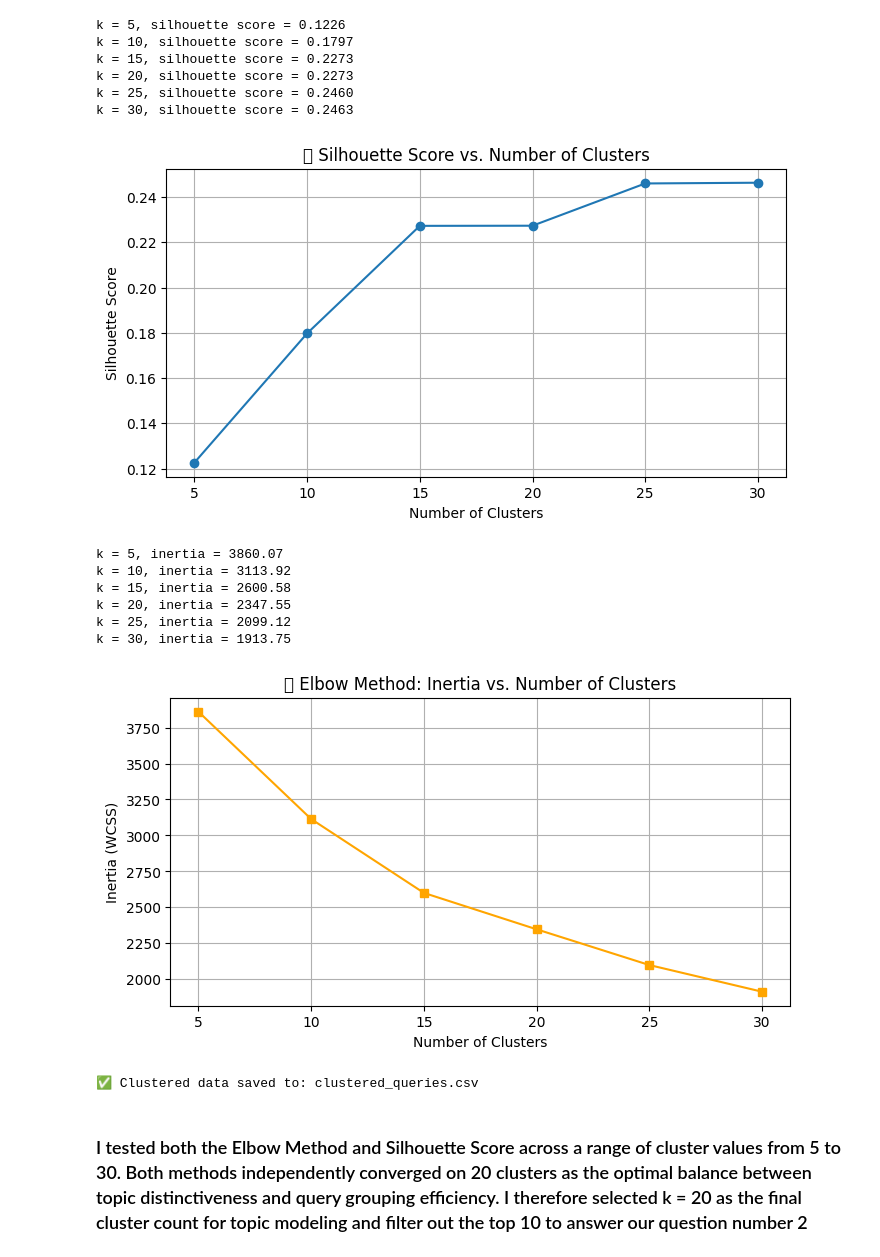
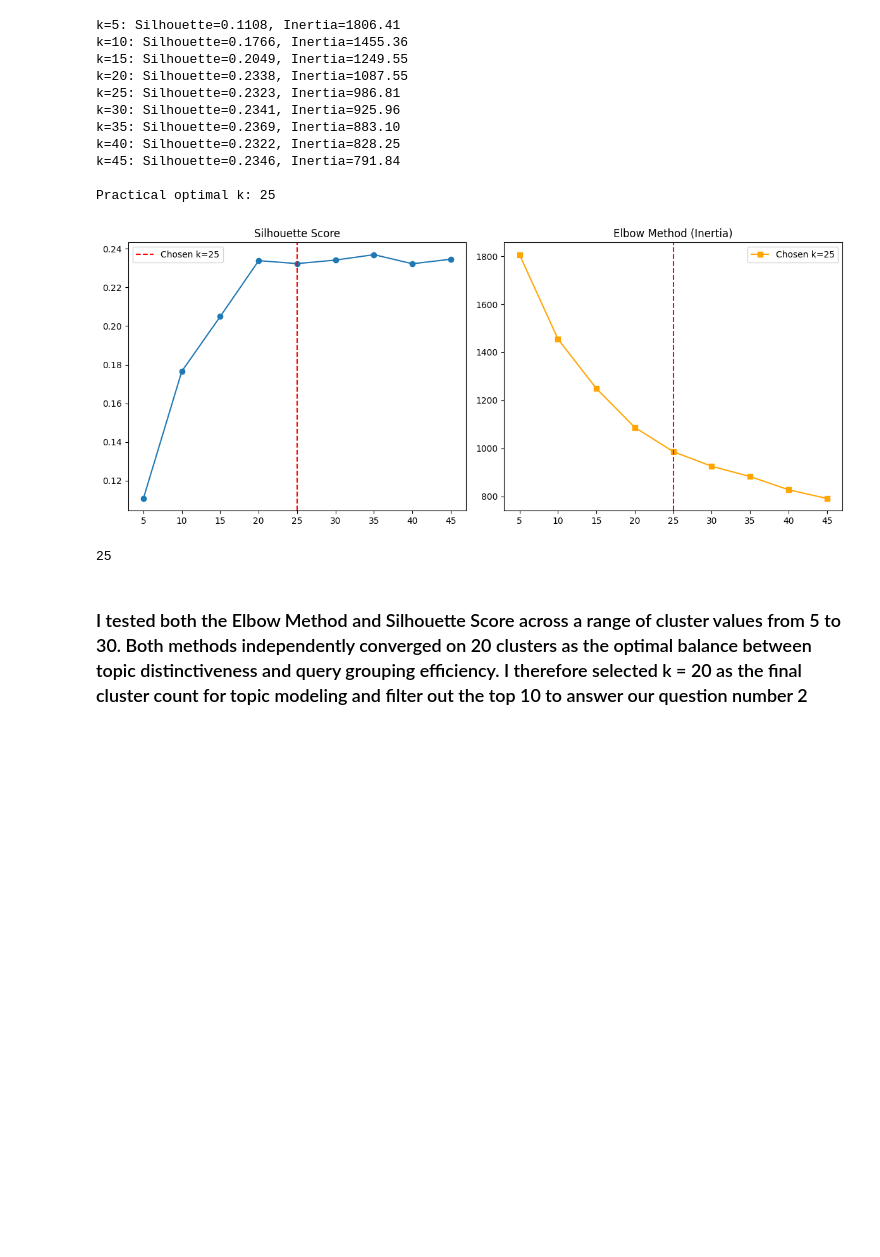
Before and after one commit to Arnav-Kumar1/Netomi-Dashboard, a Jupyter notebook: Topics.ipynb, the cells around one changed output. Saved outputs shown, nothing was run; the diff lists cells and outputs as text; code cells hidden in the pictures; blank space fills up the shorter version.

Commit message:
24 topics cluster

```diff
--- a/Topics.ipynb
+++ b/Topics.ipynb
@@ -20,7 +20,8 @@ def load_cleaned_queries(filepath):
 # %%
 # -------------------- 2. Generate Sentence Embeddings --------------------
 def embed_queries(queries):
-    model = SentenceTransformer("all-MiniLM-L6-v2")
+    # model = SentenceTransformer("all-MiniLM-L6-v2")
+    model = SentenceTransformer("BAAI/bge-small-en-v1.5")
     embeddings = model.encode(queries.tolist(), show_progress_bar=True)
     return embeddings
 # %%
@@ -105,29 +93,20 @@ def pareto_analysis(df):
 # %%
 # -------------------- 8. Run Full Step 2 Pipeline --------------------
-def run_step_2_pipeline():
-    df = load_cleaned_queries("cleaned_queries.csv")
-    embeddings = embed_queries(df['cleaned_query'])
-    evaluate_silhouette_scores(embeddings)
-    evaluate_elbow_method(embeddings)
-    labels = cluster_queries(embeddings, n_clusters=20)
-    df = assign_topics(df, labels)
-    save_labeled_queries(df)
+
+df = load_cleaned_queries("cleaned_queries.csv")
+embeddings = embed_queries(df['cleaned_query'])
+evaluate_silhouette_elbow(embeddings)
+# %% [output]
+k=5: Silhouette=0.1108, Inertia=1806.41
+k=10: Silhouette=0.1766, Inertia=1455.36
+k=15: Silhouette=0.2049, Inertia=1249.55
+k=20: Silhouette=0.2338, Inertia=1087.55
+k=25: Silhouette=0.2323, Inertia=986.81
+k=30: Silhouette=0.2341, Inertia=925.96
+k=35: Silhouette=0.2369, Inertia=883.10
+k=40: Silhouette=0.2322, Inertia=828.25
+k=45: Silhouette=0.2346, Inertia=791.84
+
+Practical optimal k: 25
+[figure, added]
+25
-# %%
-# Uncomment below to run immediately:
-run_step_2_pipeline()
-# %% [output]
-k = 5, silhouette score = 0.1226
-k = 10, silhouette score = 0.1797
-k = 15, silhouette score = 0.2273
-k = 20, silhouette score = 0.2273
-k = 25, silhouette score = 0.2460
-k = 30, silhouette score = 0.2463
-[figure, removed]
-k = 5, inertia = 3860.07
-k = 10, inertia = 3113.92
-k = 15, inertia = 2600.58
-k = 20, inertia = 2347.55
-k = 25, inertia = 2099.12
-k = 30, inertia = 1913.75
-[figure, removed]
-✅ Clustered data saved to: clustered_queries.csv
```
Also changed, not shown: parts of 12 cells of this notebook, 10 other files.
